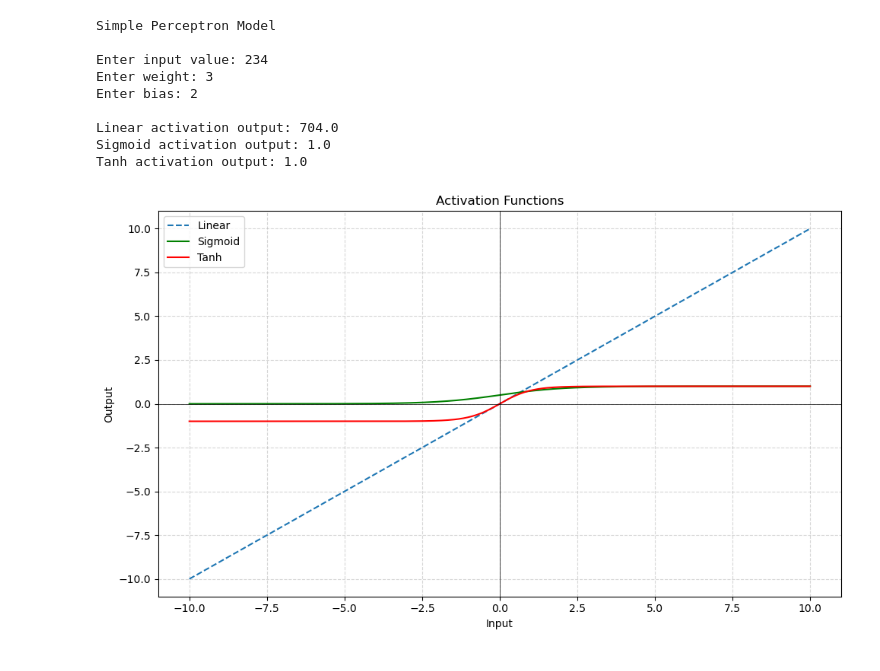
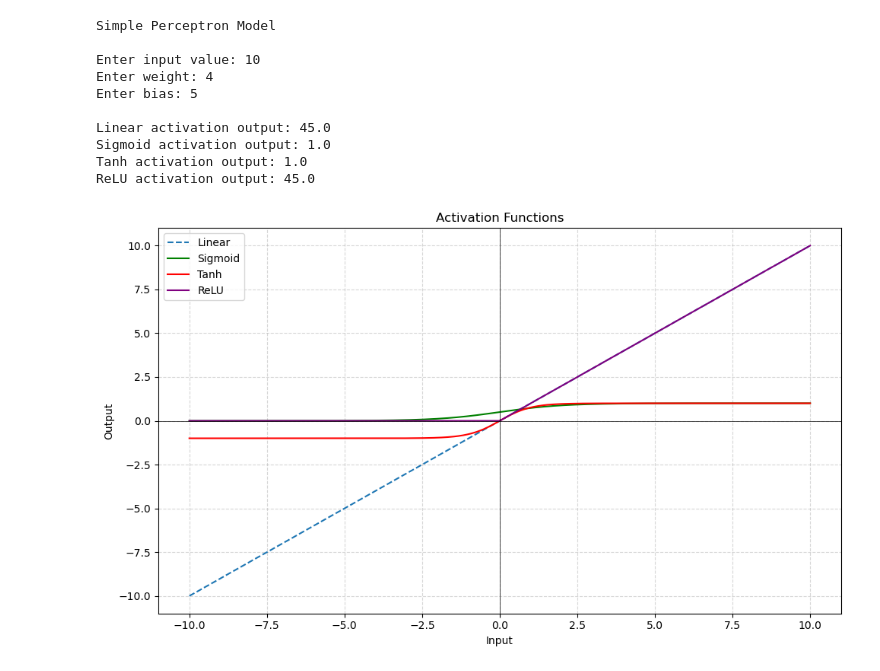
Before and after one commit to kevin27roy/1BM23AI082_DEL-LAB, a Jupyter notebook: 1BM23AI082_LAB1_190825.ipynb, the cells around one changed output. Saved outputs shown, nothing was run; the diff lists cells and outputs as text; code cells hidden in the pictures.

```diff
--- a/1BM23AI082_LAB1_190825.ipynb
+++ b/1BM23AI082_LAB1_190825.ipynb
@@ -11,6 +11,9 @@ def sigmoid(x):
 
 def tanh(x):
     return math.tanh(x)
+
+def relu(x):
+    return max(0,x)
 # %%
 def perceptron(ipval,w,b,actfn):
     wsum = ipval*w + b
@@ -22,11 +25,13 @@ def plot_activation_functions():
     y_linear = [linear(x) for x in x_vals]
     y_sigmoid = [sigmoid(x) for x in x_vals]
     y_tanh = [tanh(x) for x in x_vals]
+    y_relu = [relu(x) for x in x_vals]
 
     plt.figure(figsize=(10, 6))
     plt.plot(x_vals, y_linear, label='Linear', linestyle='--')
     plt.plot(x_vals, y_sigmoid, label='Sigmoid', color='green')
     plt.plot(x_vals, y_tanh, label='Tanh', color='red')
+    plt.plot(x_vals, y_relu, label='ReLU', color='purple')
 
     plt.title('Activation Functions')
     plt.xlabel('Input')
@@ -40,31 +45,34 @@ def plot_activation_functions():
 # %%
 def main():
     print("Simple Perceptron Model\n")
 
     input_value = float(input("Enter input value: "))
     weight = float(input("Enter weight: "))
     bias = float(input("Enter bias: "))
 
     output_linear = perceptron(input_value, weight, bias, linear)
     output_sigmoid = perceptron(input_value, weight, bias, sigmoid)
     output_tanh = perceptron(input_value, weight, bias, tanh)
+    output_relu = perceptron(input_value, weight, bias, relu)
 
     print(f"\nLinear activation output: {output_linear}")
     print(f"Sigmoid activation output: {output_sigmoid}")
     print(f"Tanh activation output: {output_tanh}")
+    print(f"ReLU activation output: {output_relu}")
 
     plot_activation_functions()
 
 if __name__ == "__main__":
     main()
 # %% [output]
 Simple Perceptron Model
 
-Enter input value: 234
-Enter weight: 3
-Enter bias: 2
+Enter input value: 10
+Enter weight: 4
+Enter bias: 5
 
-Linear activation output: 704.0
+Linear activation output: 45.0
 Sigmoid activation output: 1.0
 Tanh activation output: 1.0
+ReLU activation output: 45.0
-[figure, old version]
+[figure, new version]
```
